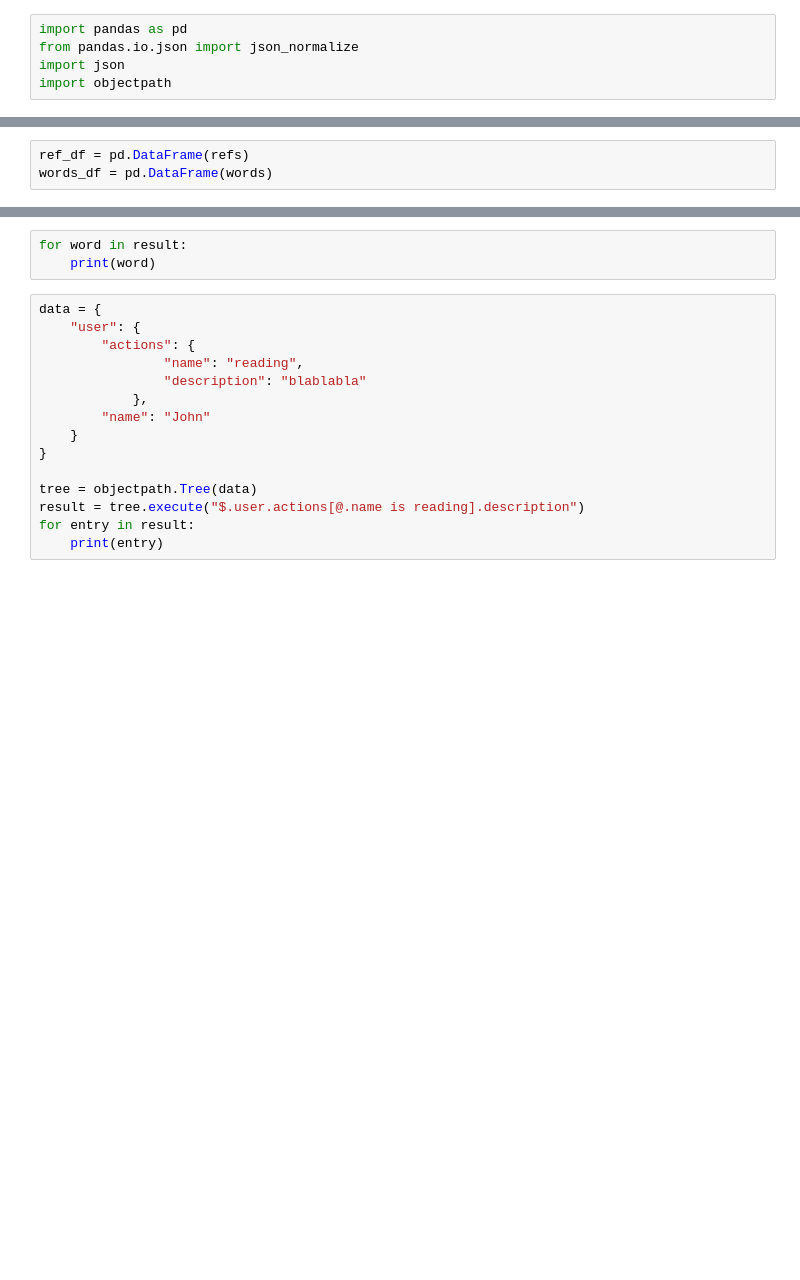
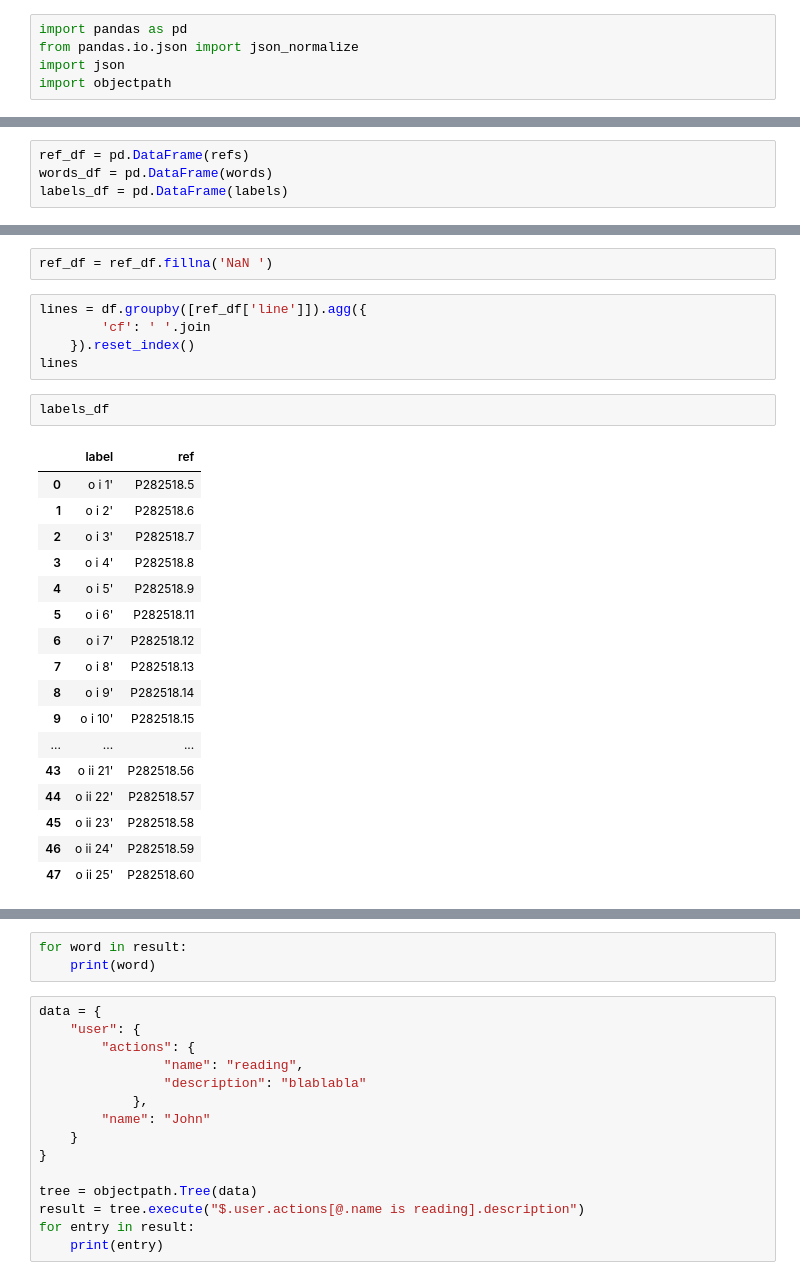
Before and after one commit to niekveldhuis/ORACC-JSON, a Jupyter notebook: Untitled.ipynb, the cells around one changed output, grey strips where cells are left out. Saved outputs shown, nothing was run; the diff lists cells and outputs as text; blank space fills up the shorter version.

```diff
--- a/Untitled.ipynb
+++ b/Untitled.ipynb
@@ -17,3 +16,4 @@ words = tree.execute("$..'f'.(cf, gw, pos, lang)")
 # %%
 ref_df = pd.DataFrame(refs)
 words_df = pd.DataFrame(words)
+labels_df = pd.DataFrame(labels)
@@ -62,2 +47,29 @@ ref_df.join(words_df)
+# %%
+ref_df = ref_df.fillna('NaN ')
+# %%
+lines = df.groupby([ref_df['line']]).agg({
+        'cf': ' '.join
+    }).reset_index()
+lines
+# %%
+labels_df
+# %% [output]
+|  | label | ref |
+| 0 | o i 1' | P282518.5 |
+| 1 | o i 2' | P282518.6 |
+| 2 | o i 3' | P282518.7 |
+| 3 | o i 4' | P282518.8 |
+| 4 | o i 5' | P282518.9 |
+| 5 | o i 6' | P282518.11 |
+| 6 | o i 7' | P282518.12 |
+| 7 | o i 8' | P282518.13 |
+| 8 | o i 9' | P282518.14 |
+| 9 | o i 10' | P282518.15 |
+| ... | ... | ... |
+| 43 | o ii 21' | P282518.56 |
+| 44 | o ii 22' | P282518.57 |
+| 45 | o ii 23' | P282518.58 |
+| 46 | o ii 24' | P282518.59 |
+| 47 | o ii 25' | P282518.60 |
 # %%
 ref_df
```
Also changed, not shown: parts of 15 cells of this notebook, 1 other file.
